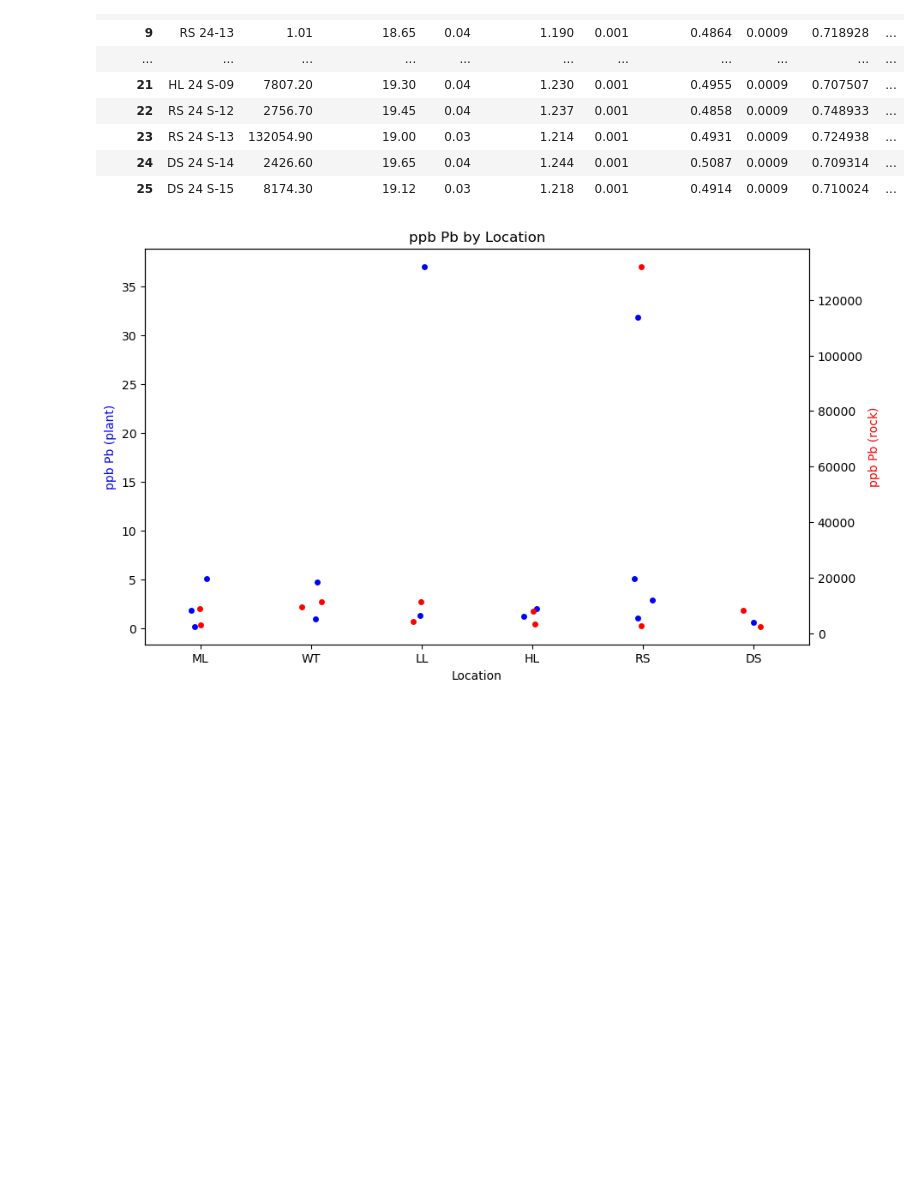
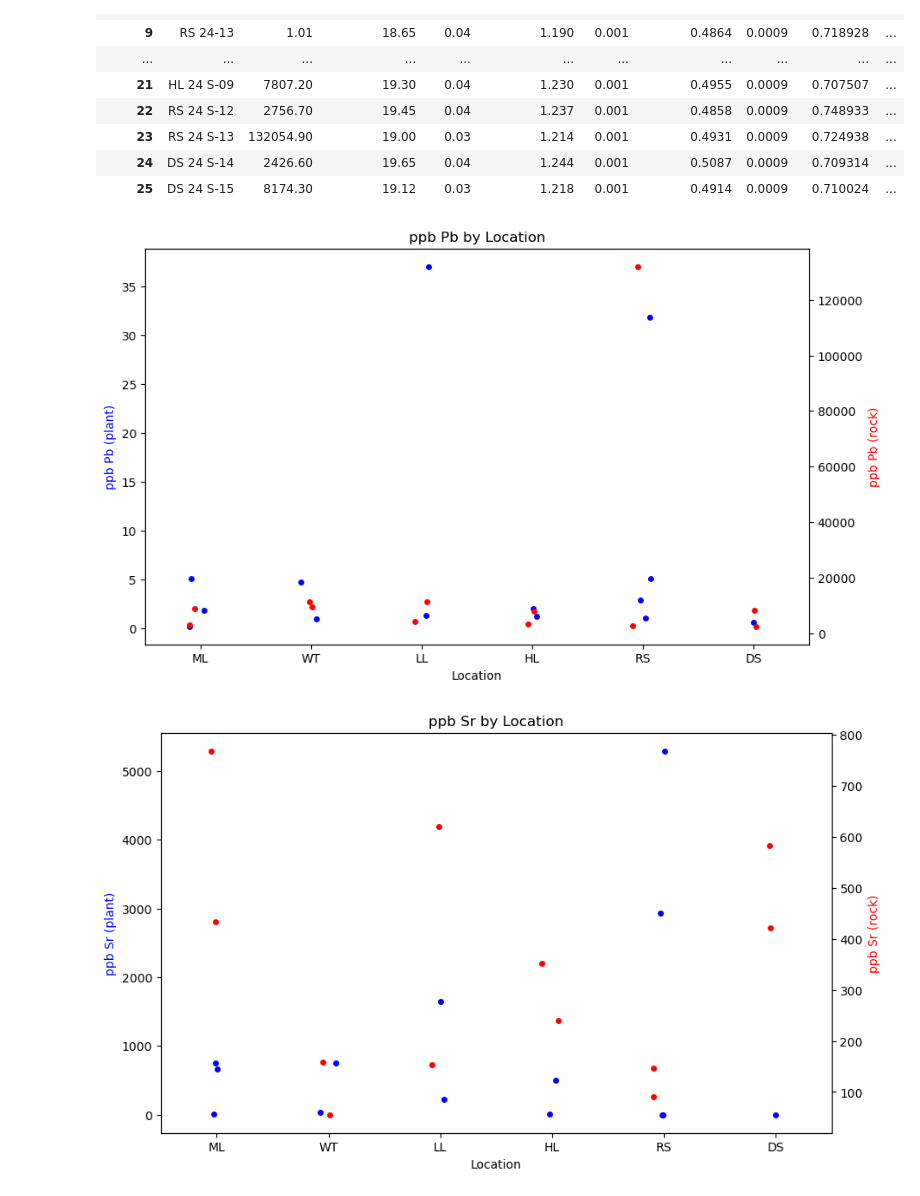
Before and after one commit to kaijif/emes-72-plant-chart, a Jupyter notebook: charts.ipynb, the cells around one changed output. Drawn from its saved outputs; the diff is of its cells as text; code cells hidden in the pictures; blank space fills up the shorter version.

Commit message:
plot both charts

```diff
--- a/charts.ipynb
+++ b/charts.ipynb
@@ -67,16 +67,18 @@ df_reset
 # %%
 # Extract the location from the 'Sample name' for the x-axis
 df_reset['Location'] = df_reset['index'].str[:2]
 
 # Create the strip plots
-fig = plt.figure(figsize=(10, 6))
-ax1 = sns.stripplot(x='Location', y='ppb Pb', data=df_reset[df_reset['Sample type'] == 'plant'], jitter=True, color='blue')
-ax2 = ax1.twinx()
-sns.stripplot(x='Location', y='ppb Pb', data=df_reset[df_reset['Sample type'] == 'rock'], jitter=True, color='red', ax=ax2)
-ax1.set_ylabel('ppb Pb (plant)', color='blue')
-ax2.set_ylabel('ppb Pb (rock)', color='red')
-plt.title('ppb Pb by Location')
-plt.xlabel('Location')
-plt.show()
+for metal in ['Pb', 'Sr']:
+    fig = plt.figure(figsize=(10, 6))
+    ax1 = sns.stripplot(x='Location', y=f'ppb {metal}', data=df_reset[df_reset['Sample type'] == 'plant'], jitter=True, color='blue')
+    ax2 = ax1.twinx()
+    sns.stripplot(x='Location', y=f'ppb {metal}', data=df_reset[df_reset['Sample type'] == 'rock'], jitter=True, color='red', ax=ax2)
+    ax1.set_ylabel(f'ppb {metal} (plant)', color='blue')
+    ax2.set_ylabel(f'ppb {metal} (rock)', color='red')
+    plt.title(f'ppb {metal} by Location')
+    plt.xlabel('Location')
+    plt.show()
 # %% [output]
-[figure, old version]
+[figure, new version]
+[figure, added]
```
